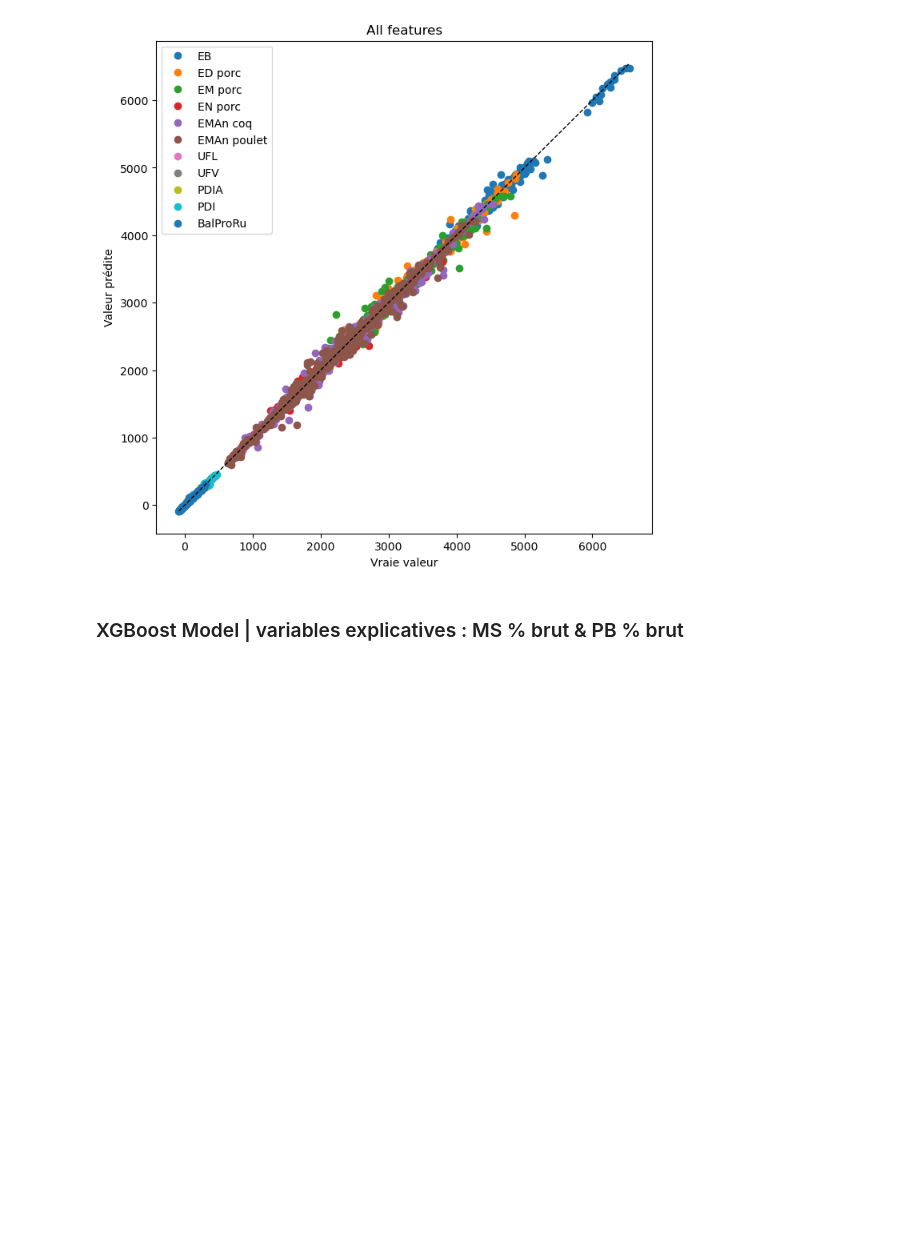
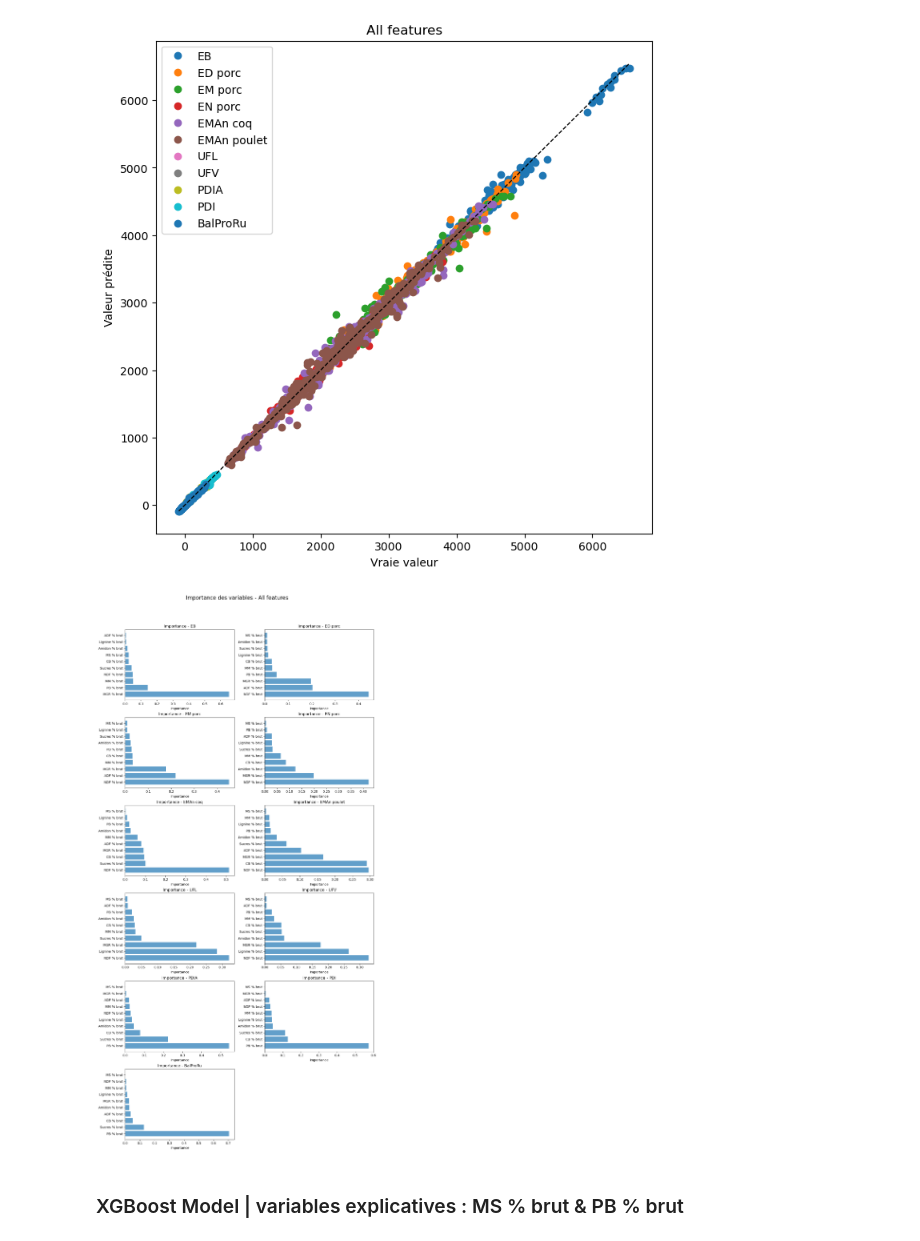
Before and after one commit to PJGouze/projet_fil_rouge, a Jupyter notebook: Regressor_Deux/test_preliminaire.ipynb, the cells around one changed output. Cells and saved outputs as stored; diff of their text form; code cells hidden in the pictures; blank space fills up the shorter version.

Commit message:
add features importance function

```diff
--- a/Regressor_Deux/test_preliminaire.ipynb
+++ b/Regressor_Deux/test_preliminaire.ipynb
@@ -79,6 +73,7 @@ Nombre de variables explicatives : 10
 Nombre d'observations total : 3998
 Nombre de valeurs manquantes : 0
 # %%
+from xml.parsers.expat import model
 from sklearn.model_selection import train_test_split
 from sklearn.metrics import mean_absolute_error, mean_squared_error, r2_score
 from sklearn.preprocessing import LabelEncoder
@@ -273,6 +268,26 @@ def plot_pred_vs_true(models, X_test, y_test, vars_cibles, title=None, n=0):
     plt.title(title or "Valeurs prédites vs vraies (toutes cibles)")
     plt.legend()
     plt.show()
+
+
+def xgb_feature_importances(model, X, colonnes, title="Importance des variables"):
+    n_targets = len(model)
+    n_cols = 2
+    n_rows = math.ceil(n_targets / n_cols)
+    fig, axes = plt.subplots(nrows=n_rows, ncols=n_cols, figsize=(6 * n_cols, 4 * n_rows))
+    axes = axes.flatten()
+    for i, target in enumerate(model):
+        importances = model[target].feature_importances_
+        s = pd.Series(importances, index=colonnes).sort_values(ascending=False)
+        axes[i].barh(s.index, s.values, alpha=0.7)
+        axes[i].set_title(f"Importance - {noms_simplifies[target]}")
+        axes[i].set_xlabel("Importance")
+    for j in range(i + 1, len(axes)):
+        axes[j].axis('off')
+    plt.tight_layout()
+    plt.suptitle(title, fontsize=16)
+    plt.subplots_adjust(top=0.92)
+    plt.show()
 # %% [markdown]
 ### XGBoost Model | variables explicatives : All features
 # %%
@@ -323,6 +338,10 @@ Variable cible  Vraie valeur  Valeur prédite
            PDI         80.00       79.041229
       BalProRu        -52.00      -50.791985
 [figure]
+# %%
+xgb_feature_importances(models_all, X_test_all, vars_expl, title="Importance des variables - All features")
+# %% [output]
+[figure, added]
 # %% [markdown]
 ### XGBoost Model | variables explicatives : MS % brut & PB % brut
 # %%
```
Also changed, not shown: parts of 12 cells of this notebook.
